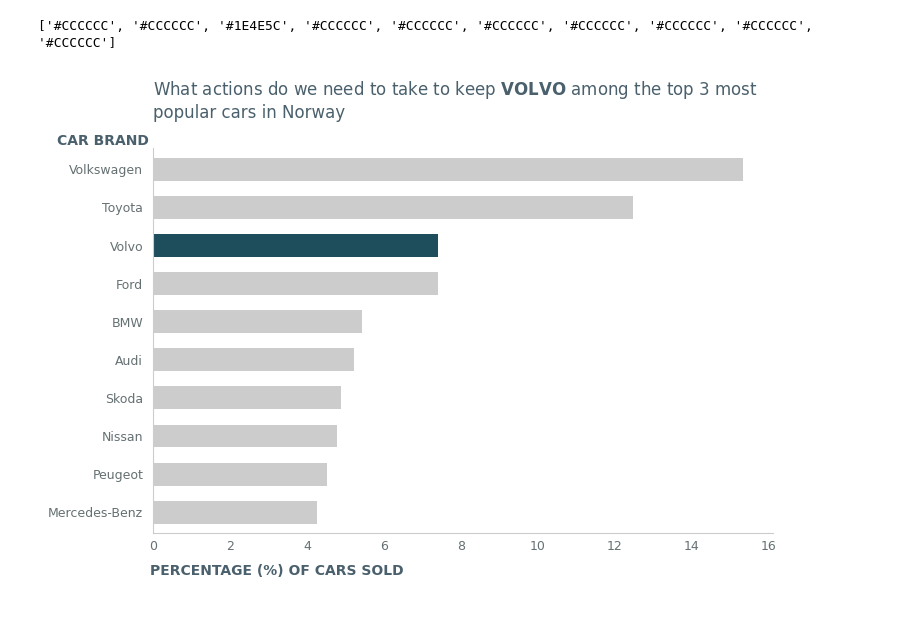
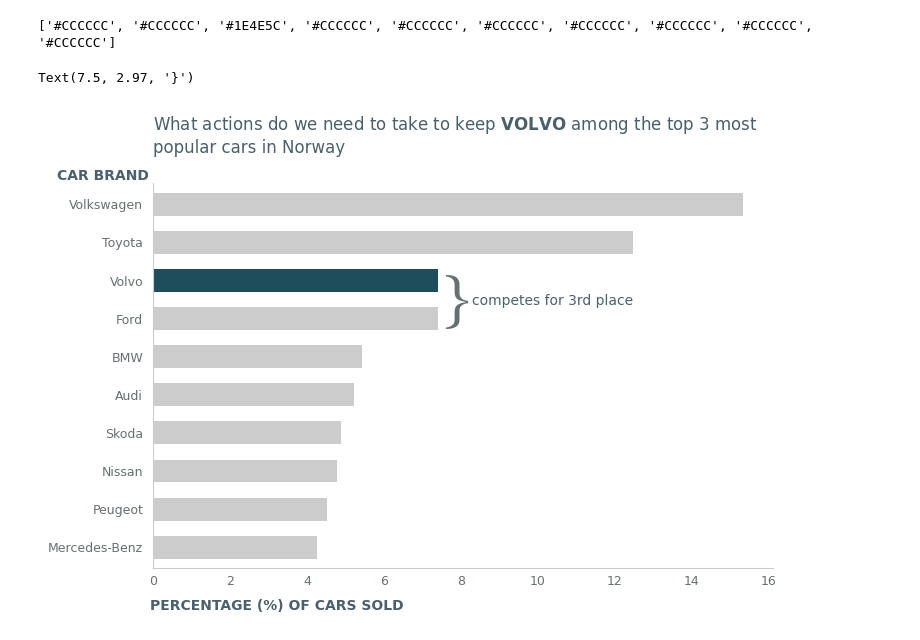
Before and after one commit to kokchun/data_vizualisation_kokchun_giang_de25, a Jupyter notebook: 10_storytelling_matplotlib/storytelling_bar.ipynb, the cells around one changed output. Drawn from its saved outputs; the diff is of its cells as text; code cells hidden in the pictures.

```diff
--- a/10_storytelling_matplotlib/storytelling_bar.ipynb
+++ b/10_storytelling_matplotlib/storytelling_bar.ipynb
@@ -120,27 +120,31 @@ print(colors)
 # %%
 ax = df_percentage.plot(kind="barh", figsize=(8, 5), width=0.6, color=colors)
 
 ax.spines[["top", "right"]].set_visible(False)
 ax.spines[["left", "bottom"]].set_color(GRAY_1)
 
 ax.tick_params(axis="both", colors=GRAY_2, labelsize=9, length=0, pad=5)
 ax.tick_params(axis="y", pad=7)
 
 ax.set_xlabel("PERCENTAGE (%) OF CARS SOLD", color=GRAY_3, fontweight="bold")
 ax.set_ylabel("CAR BRAND", color=GRAY_3, fontweight="bold", rotation=0)
 
 ax.yaxis.set_label_coords(-0.08, 1)
 ax.xaxis.set_label_coords(0.2, -0.08)
 
 ax.set_title(
     "What actions do we need to take to keep"
     + r" $\bf{VOLVO}$"
     + " among the top 3 most \npopular cars in Norway",
     loc="left",
     color=GRAY_3,
     pad=22,
 )
 
 ax.invert_yaxis()
+
+ax.annotate(xy=(8.3, 2.65), text="competes for 3rd place", color=GRAY_3, fontsize=10)
+ax.annotate(xy=(7.5, 2.97), text="}", color=GRAY_2, fontsize=45, family="Times")
 # %% [output]
+Text(7.5, 2.97, '}')
-[figure, old version]
+[figure, new version]
```
